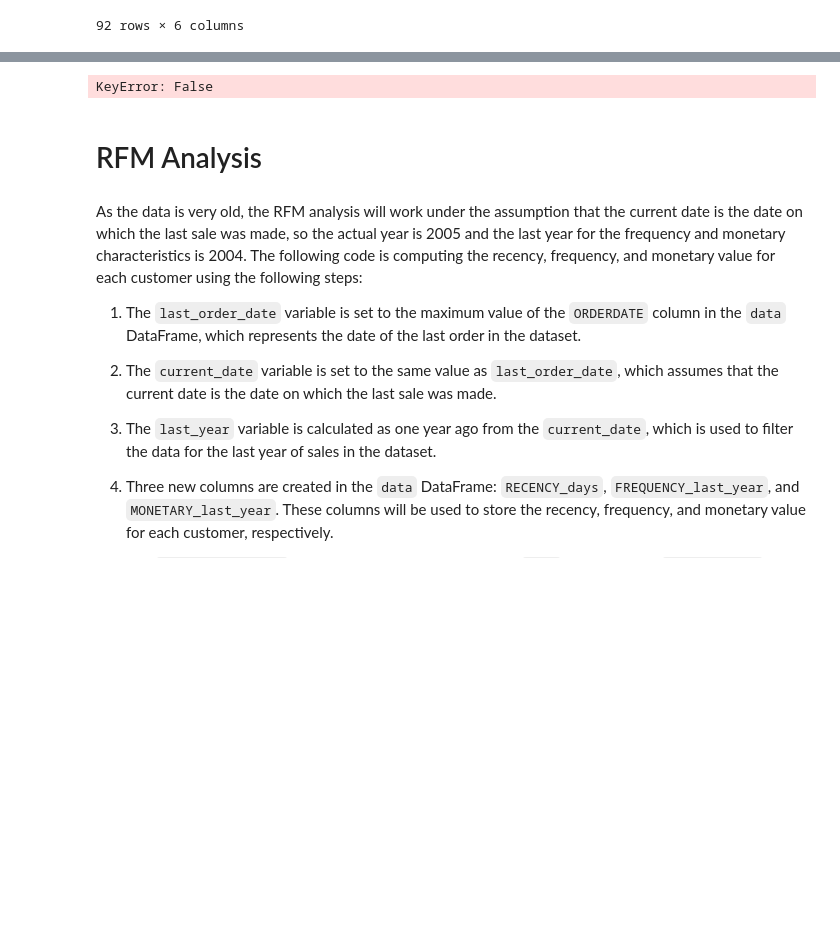
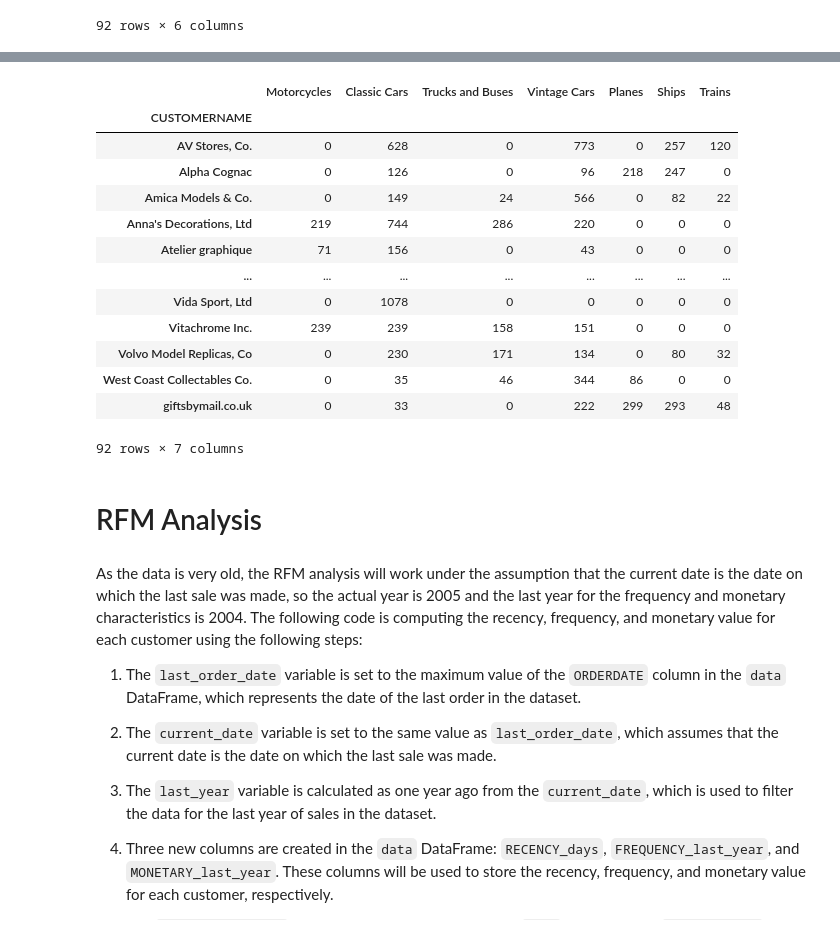
Before and after one commit to cgn00/Customer_Segmentation, a Jupyter notebook: customer_segmentation.ipynb, the cells around one changed output, grey strips where cells are left out. Cells and saved outputs as stored; diff of their text form; code cells hidden in the pictures; blank space fills up the shorter version.

Commit message:
added the markdown of product_line_df

```diff
--- a/customer_segmentation.ipynb
+++ b/customer_segmentation.ipynb
@@ -99,18 +117,29 @@ customer_df
 # %%
 product_line_df = pd.DataFrame(index=customer_df.index, columns=data["PRODUCTLINE"].unique())
 product_line_df
 
 customer_group = data.groupby(by='CUSTOMERNAME')
 
 for customer_name, columns in customer_group:
     for product in product_line_df.columns.values:
-        product_line_df.loc[customer_name, product] = columns[columns[product in columns["PRODUCTLINE"].tolist()], "QUANTITYORDERED"].sum()
-
+        product_line_df.loc[customer_name, product] = columns[columns["PRODUCTLINE"] == product]["QUANTITYORDERED"].sum()
 # for customer_name in product_line_df.index.values:
-#     for colum in product_line_df.columns.values:
-#         product_line_df.loc[customer_name, colum] =
+product_line_df
 # %% [output]
+|  | Motorcycles | Classic Cars | Trucks and Buses | Vintage Cars | Planes | Ships | Trains |
+| CUSTOMERNAME |  |  |  |  |  |  |  |
+| AV Stores, Co. | 0 | 628 | 0 | 773 | 0 | 257 | 120 |
+| Alpha Cognac | 0 | 126 | 0 | 96 | 218 | 247 | 0 |
+| Amica Models & Co. | 0 | 149 | 24 | 566 | 0 | 82 | 22 |
+| Anna's Decorations, Ltd | 219 | 744 | 286 | 220 | 0 | 0 | 0 |
+| Atelier graphique | 71 | 156 | 0 | 43 | 0 | 0 | 0 |
+| ... | ... | ... | ... | ... | ... | ... | ... |
+| Vida Sport, Ltd | 0 | 1078 | 0 | 0 | 0 | 0 | 0 |
+| Vitachrome Inc. | 239 | 239 | 158 | 151 | 0 | 0 | 0 |
+| Volvo Model Replicas, Co | 0 | 230 | 171 | 134 | 0 | 80 | 32 |
+| West Coast Collectables Co. | 0 | 35 | 46 | 344 | 86 | 0 | 0 |
+| giftsbymail.co.uk | 0 | 33 | 0 | 222 | 299 | 293 | 48 |
-KeyError: False
+92 rows × 7 columns
 # %% [markdown]
 # RFM Analysis
 # %% [markdown]
```
Also changed, not shown: parts of 3 cells of this notebook.
